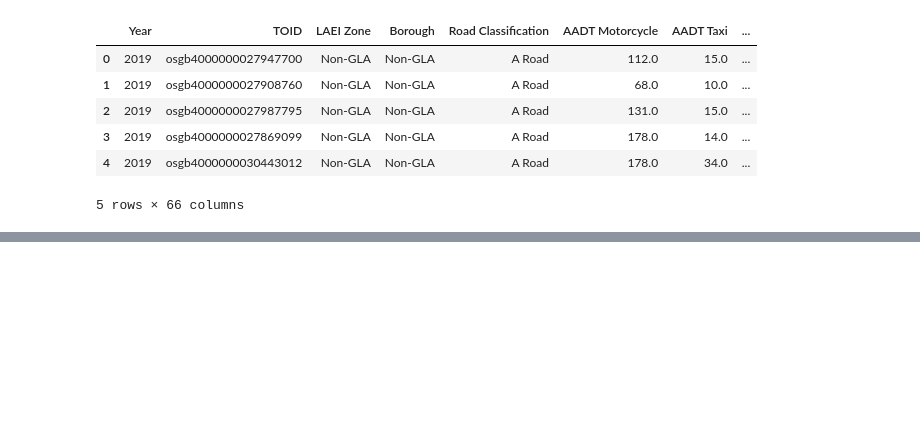
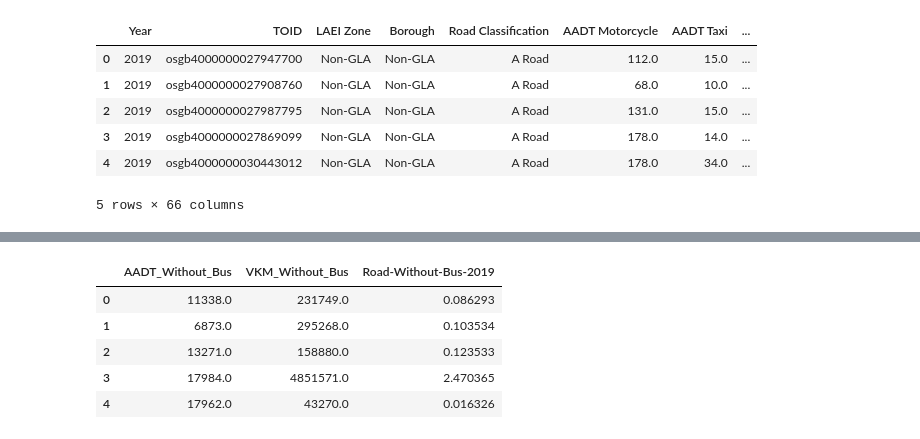
Before and after one commit to stefanopalu/MLendofmod_assignment, a Jupyter notebook: NOx_Traffic_Emission_Analysis.ipynb, the cells around one changed output, grey strips where cells are left out. Saved outputs shown, nothing was run; the diff lists cells and outputs as text; code cells hidden in the pictures; blank space fills up the shorter version.

```diff
--- a/NOx_Traffic_Emission_Analysis.ipynb
+++ b/NOx_Traffic_Emission_Analysis.ipynb
@@ -278,2 +266,20 @@ clean_nox_data.head(5)
+# %%
+# Ensure modifications are applied to the original DataFrame
+clean_nox_data = clean_nox_data.copy()
+
+# Create new columns safely
+clean_nox_data['AADT_Without_Bus'] = clean_nox_data['AADT 2019 - Total'] - clean_nox_data['AADT 2019 - Buses']
+clean_nox_data['VKM_Without_Bus'] = clean_nox_data['VKM 2019 - Total'] - clean_nox_data['VKM 2019 - Buses']
+clean_nox_data['Road-Without-Bus-2019'] = clean_nox_data['Road-Total-2019'] - clean_nox_data['Road-TfL-Bus-2019']
+
+
+clean_nox_data[['AADT_Without_Bus', 'VKM_Without_Bus', 'Road-Without-Bus-2019']].head()
+# %% [output]
+|  | AADT_Without_Bus | VKM_Without_Bus | Road-Without-Bus-2019 |
+| 0 | 11338.0 | 231749.0 | 0.086293 |
+| 1 | 6873.0 | 295268.0 | 0.103534 |
+| 2 | 13271.0 | 158880.0 | 0.123533 |
+| 3 | 17984.0 | 4851571.0 | 2.470365 |
+| 4 | 17962.0 | 43270.0 | 0.016326 |
 # %%
 columns_of_interest = [
```
Also changed, not shown: parts of 12 cells of this notebook.
